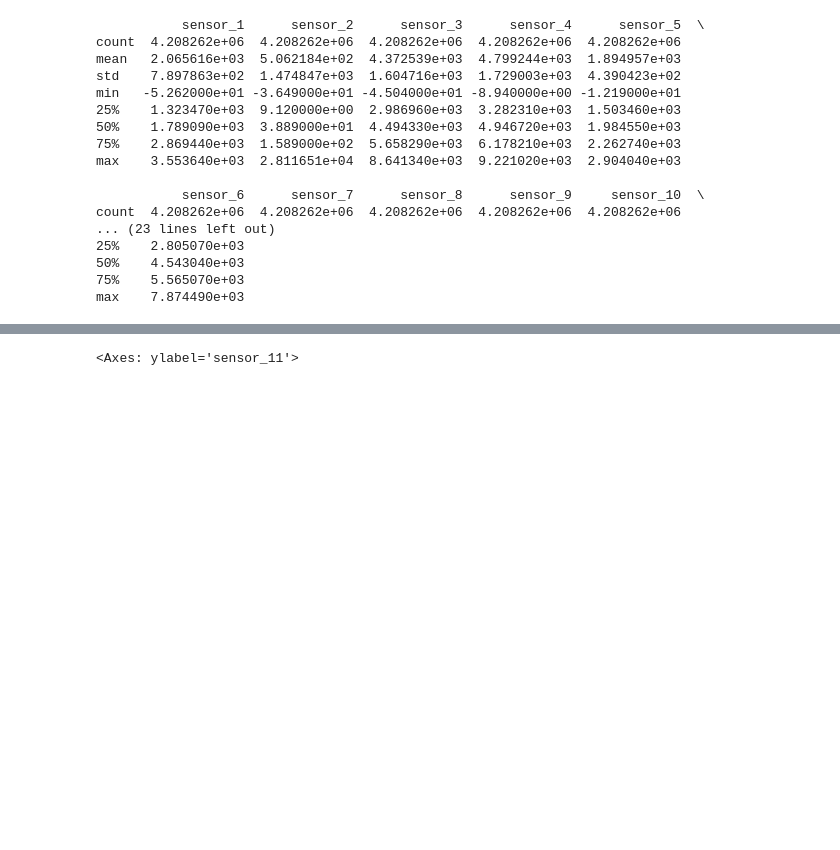
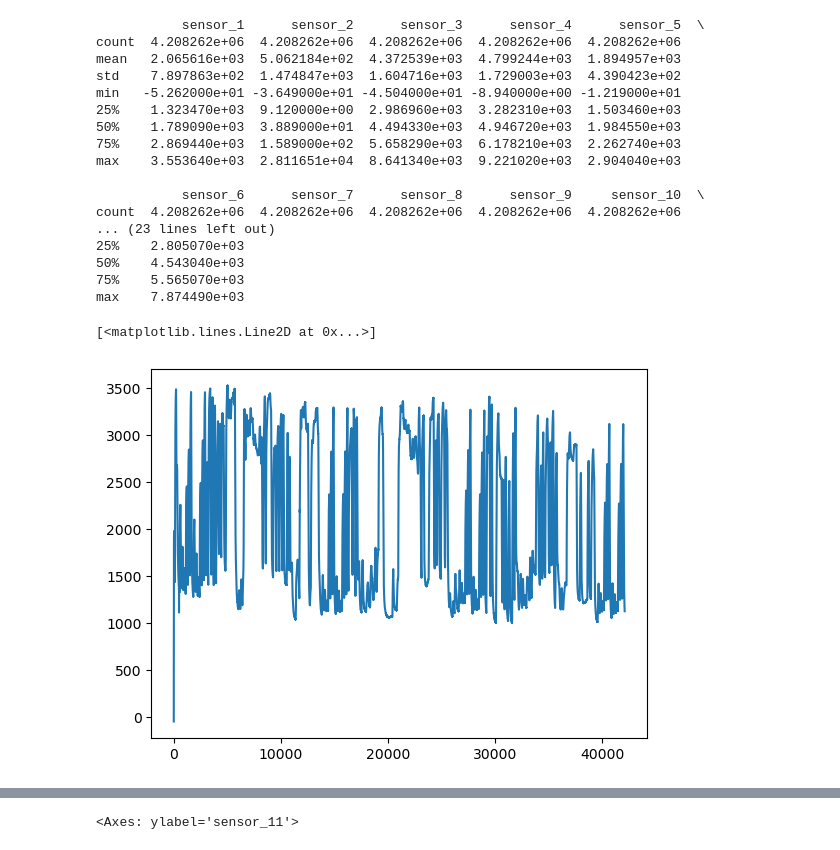
Before and after one commit to asu-cactus/DeepMapping-TS, a Jupyter notebook: notebooks/analyze.ipynb, the cells around one changed output, grey strips where cells are left out. Drawn from its saved outputs; the diff is of its cells as text; code cells hidden in the pictures; blank space fills up the shorter version.

```diff
--- a/notebooks/analyze.ipynb
+++ b/notebooks/analyze.ipynb
@@ -54,3 +102,25 @@ count  4.208262e+06  4.208262e+06  4.208262e+06  4.208262e+06  4.208262e+06
 50%    4.543040e+03
 75%    5.565070e+03
 max    7.874490e+03
+# %%
+def preprocess(df, reduce_factor=10, process_mode="average"):
+    length = len(df) // reduce_factor
+    width = len(df.columns)
+    reduced_ndarray = np.empty((length, width), dtype=np.float32)
+    if process_mode == "fourier":
+        pass
+    elif process_mode == "average":
+        for i in range(length):
+            start_idx = i * reduce_factor
+            end_idx = (i + 1) * reduce_factor
+            reduced_ndarray[i] = df.iloc[start_idx:end_idx].mean(axis=0).values
+    else:
+        raise NotImplementedError
+    return reduced_ndarray
+
+reduced_ndarray = preprocess(df,reduce_factor=100)
+# %%
+plt.plot(reduced_ndarray[:100000,0])
+# %% [output]
+[<matplotlib.lines.Line2D at 0x...>]
+[figure, added]
```
Also changed, not shown: parts of 19 cells of this notebook, 5 other files.
